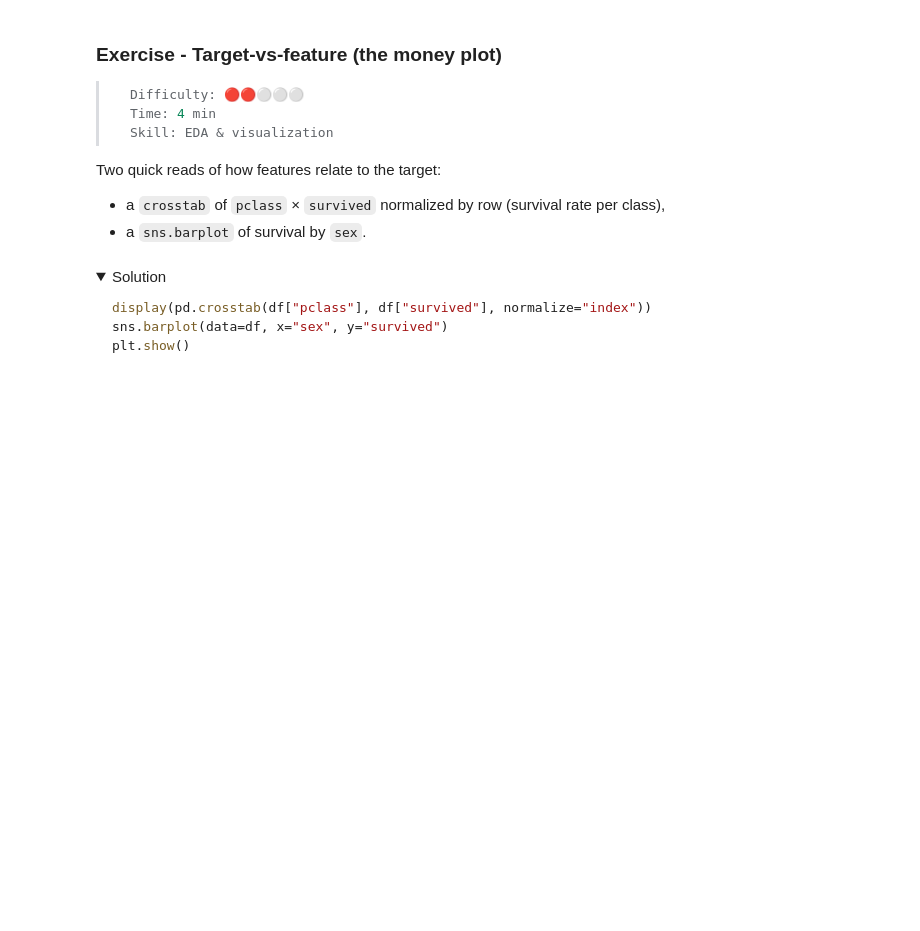
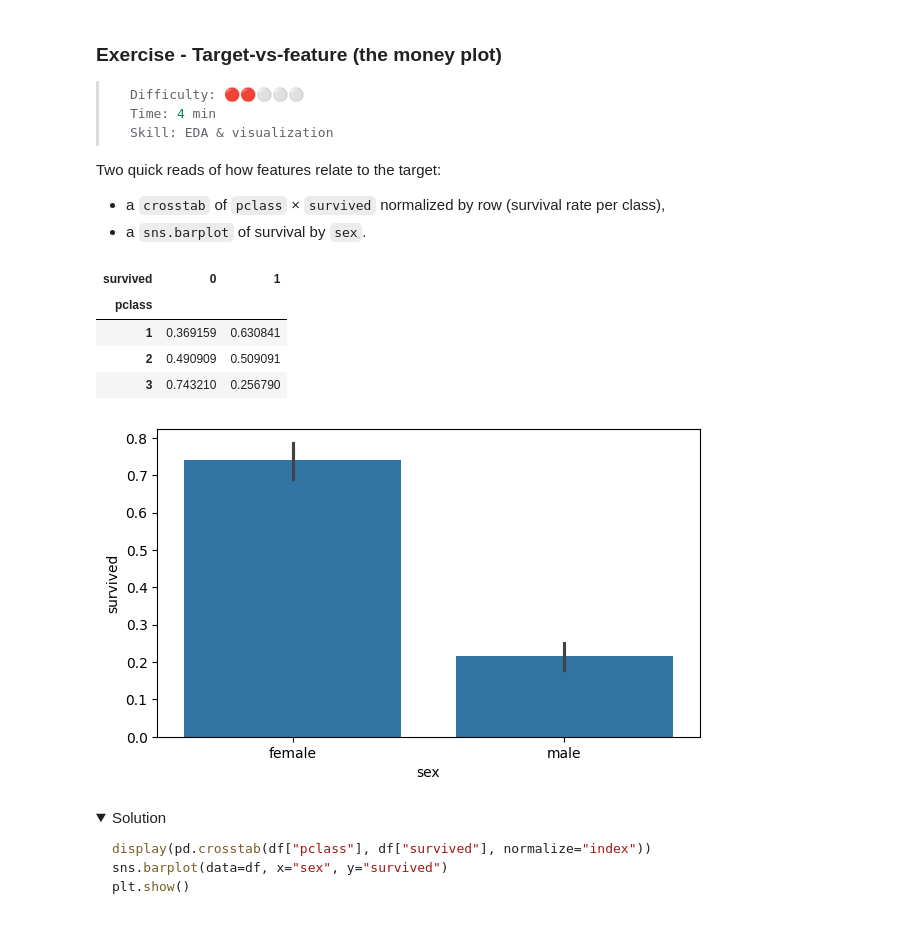
Before and after one commit to eliasubz/pytorch-basics, a Jupyter notebook: BCG_FDS_DataPrep_Drill.ipynb, the cells around one changed output. Cells and saved outputs as stored; diff of their text form; code cells hidden in the pictures; folded sections open; blank space fills up the shorter version.

```diff
--- a/BCG_FDS_DataPrep_Drill.ipynb
+++ b/BCG_FDS_DataPrep_Drill.ipynb
@@ -615,9 +701,16 @@ Two quick reads of how features relate to the target:
 * a `crosstab` of `pclass` × `survived` normalized by row (survival rate per class),
 * a `sns.barplot` of survival by `sex`.
 # %%
-display(pd.crosstab(df["pclass"], df["survived"], normalize=...))
-sns.barplot(data=df, x=..., y=...)
+display(pd.crosstab(df["pclass"], df["survived"], normalize="index"))
+sns.barplot(data=df, x="sex", y="survived")
 plt.show()
+# %% [output]
+| survived | 0 | 1 |
+| pclass |  |  |
+| 1 | 0.369159 | 0.630841 |
+| 2 | 0.490909 | 0.509091 |
+| 3 | 0.743210 | 0.256790 |
+[figure, added]
 # %% [markdown]
 <details><summary>Solution</summary>
 
```
Also changed, not shown: parts of 12 cells of this notebook.
